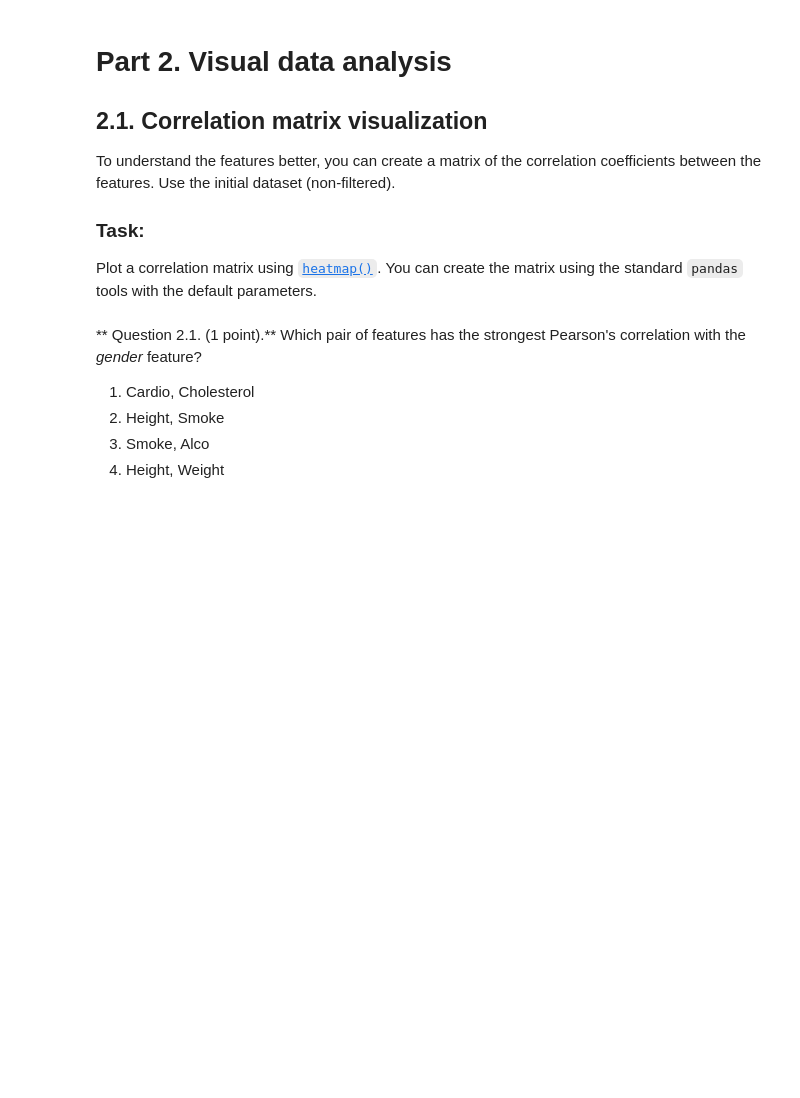
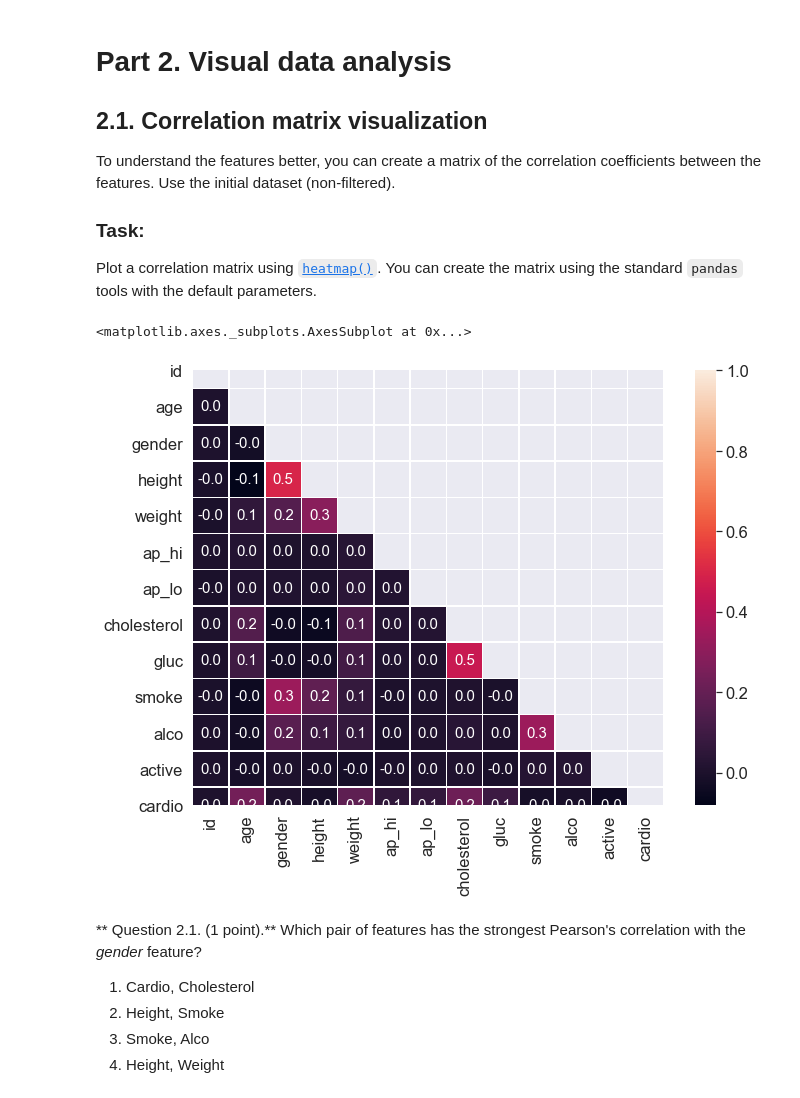
Before and after one commit to krohit01/mlcourse.ai, a Jupyter notebook: jupyter_english/assignments_demo/assignment02_analyzing_cardiovascular_desease_data.ipynb, the cells around one changed output. Cells and saved outputs as stored; diff of their text form; code cells hidden in the pictures; blank space fills up the shorter version.

```diff
--- a/jupyter_english/assignments_demo/assignment02_analyzing_cardiovascular_desease_data.ipynb
+++ b/jupyter_english/assignments_demo/assignment02_analyzing_cardiovascular_desease_data.ipynb
@@ -393,3 +428,18 @@ Plot a correlation matrix using [`heatmap()`](http://seaborn.pydata.org/generate
+# %%
+# You code here
+
+df_orig=df[['id','age','gender','height','weight','ap_hi','ap_lo','cholesterol','gluc','smoke','alco','active','cardio']]
+
+corr = df_orig.corr(method='pearson')
+
+mask = np.zeros_like(corr, dtype=np.bool)
+mask[np.triu_indices_from(mask)] = True
+# %%
+
+sns.heatmap(corr,mask=mask, annot=True,fmt='.1f',linewidths=.5,annot_kws={"size": 15},square=True)
+# %% [output]
+<matplotlib.axes._subplots.AxesSubplot at 0x...>
+[figure, added]
 # %% [markdown]
 ** Question 2.1. (1 point).** Which pair of features has the strongest Pearson's correlation with the *gender* feature?
 
```
Also changed, not shown: parts of 13 cells of this notebook.
